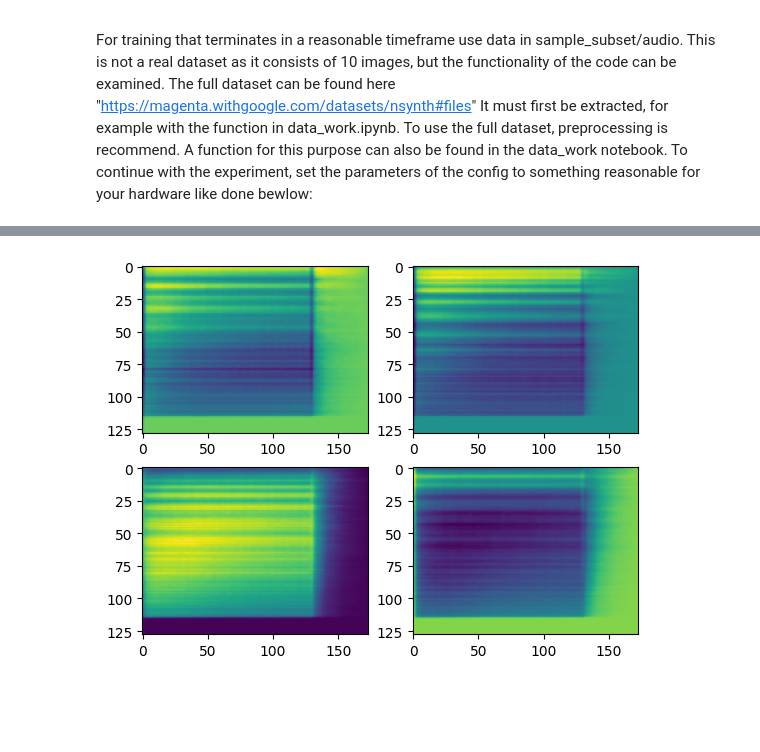
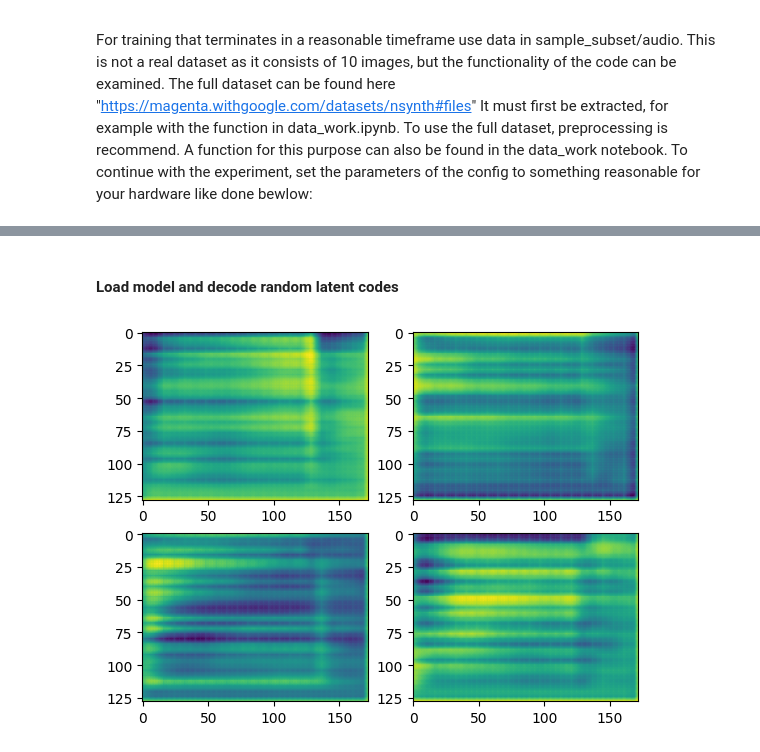
Before and after one commit to Elias-desig/wewantCNNs_project, a Jupyter notebook: model_prototyping.ipynb, the cells around one changed output, grey strips where cells are left out. Drawn from its saved outputs; the diff is of its cells as text; code cells hidden in the pictures; blank space fills up the shorter version.

```diff
--- a/model_prototyping.ipynb
+++ b/model_prototyping.ipynb
@@ -87,22 +78,24 @@ torch.save(checkpoint, f'./models/vae_checkpoint_{timestamp}.pt')
+# %% [markdown]
+#### Load model and decode random latent codes
 # %%
 import matplotlib.pyplot as plt
 import torch
 from VAE_models import load_vae_model
-
-model, checkpoint = load_vae_model('models/vae_checkpoint_20250701-172700.pt', 'cuda')
+conv = True
+model, checkpoint = load_vae_model('models/conv_vae/c_vae_checkpoint_20250702-222022.pt', 'cuda', conv=True)
 device = torch.device('cuda' if torch.cuda.is_available() else 'cpu')
 model.eval()
 
 z = torch.randn(4, checkpoint['config']['latent_dim']).to(device)
 with torch.no_grad():
     samples = model.decode(z)
-samples = samples.cpu().view(4, 128, 173).numpy()
+samples = samples.cpu().view(4, 128, 172).numpy()
 plt.figure()
 for i in range(4):
     plt.subplot(2,2,i+1)
     plt.imshow(samples[i])
 # %% [output]
-[figure, old version]
+[figure, new version]
 # %%
 from datasets import HDF5SpectrogramDataset
 from torch.utils.data import DataLoader
```
Also changed, not shown: parts of 4 cells of this notebook, 6 other files.
